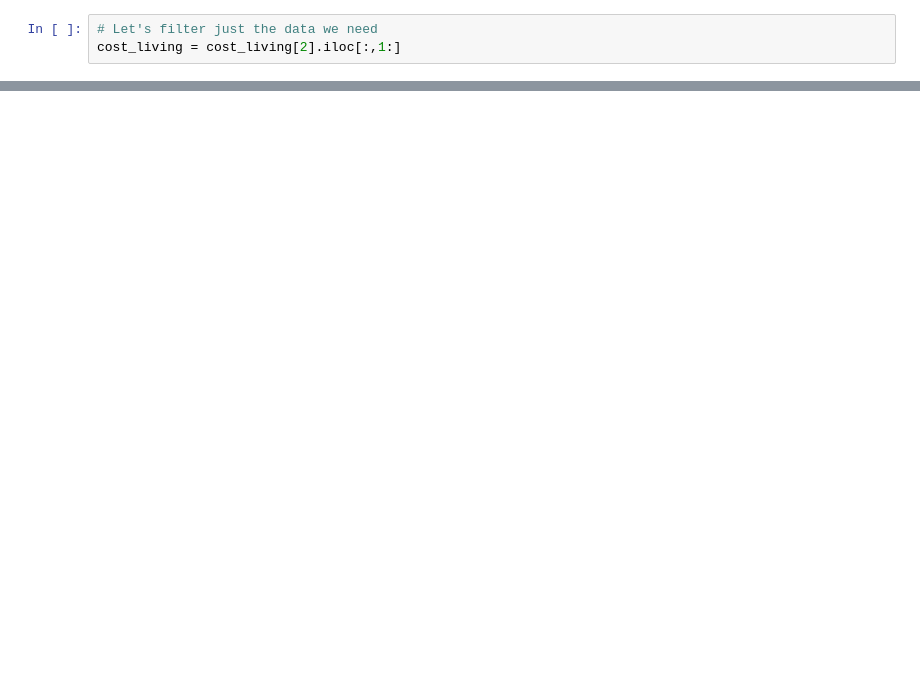
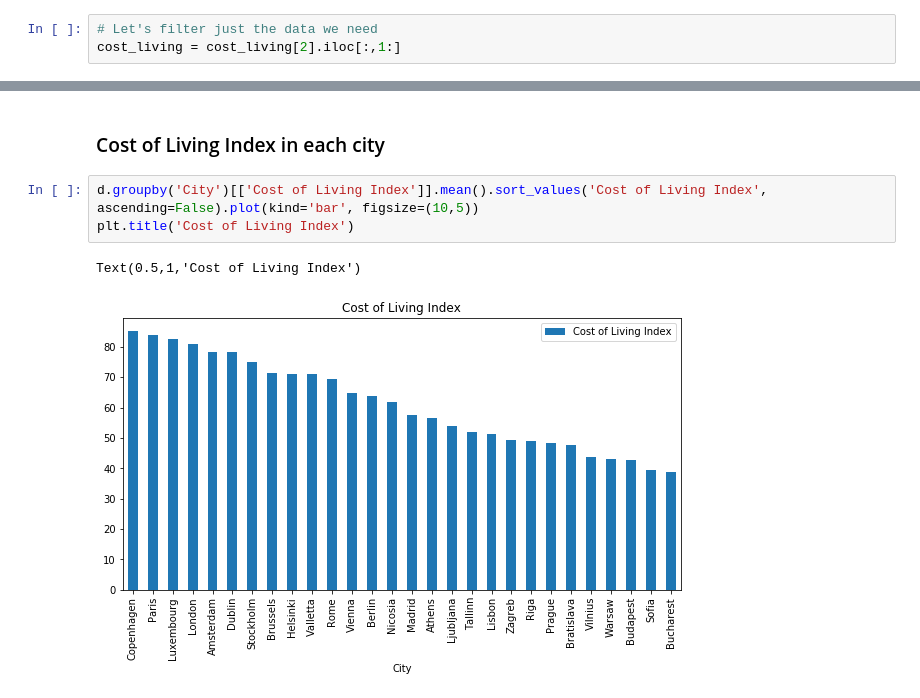
Before and after one commit to vicorodrigues/Coursera_Capstone, a Jupyter notebook: Final Project.ipynb, the cells around one changed output, grey strips where cells are left out. Saved outputs shown, nothing was run; the diff lists cells and outputs as text; blank space fills up the shorter version.

```diff
--- a/Final Project.ipynb
+++ b/Final Project.ipynb
@@ -161,0 +430,8 @@ cost_living.head()
+# %% [markdown]
+### Cost of Living Index in each city
+# %%
+d.groupby('City')[['Cost of Living Index']].mean().sort_values('Cost of Living Index', ascending=False).plot(kind='bar', figsize=(10,5))
+plt.title('Cost of Living Index')
+# %% [output]
+Text(0.5,1,'Cost of Living Index')
+[figure, added]
```
Also changed, not shown: parts of 148 cells of this notebook, 5 other files.
